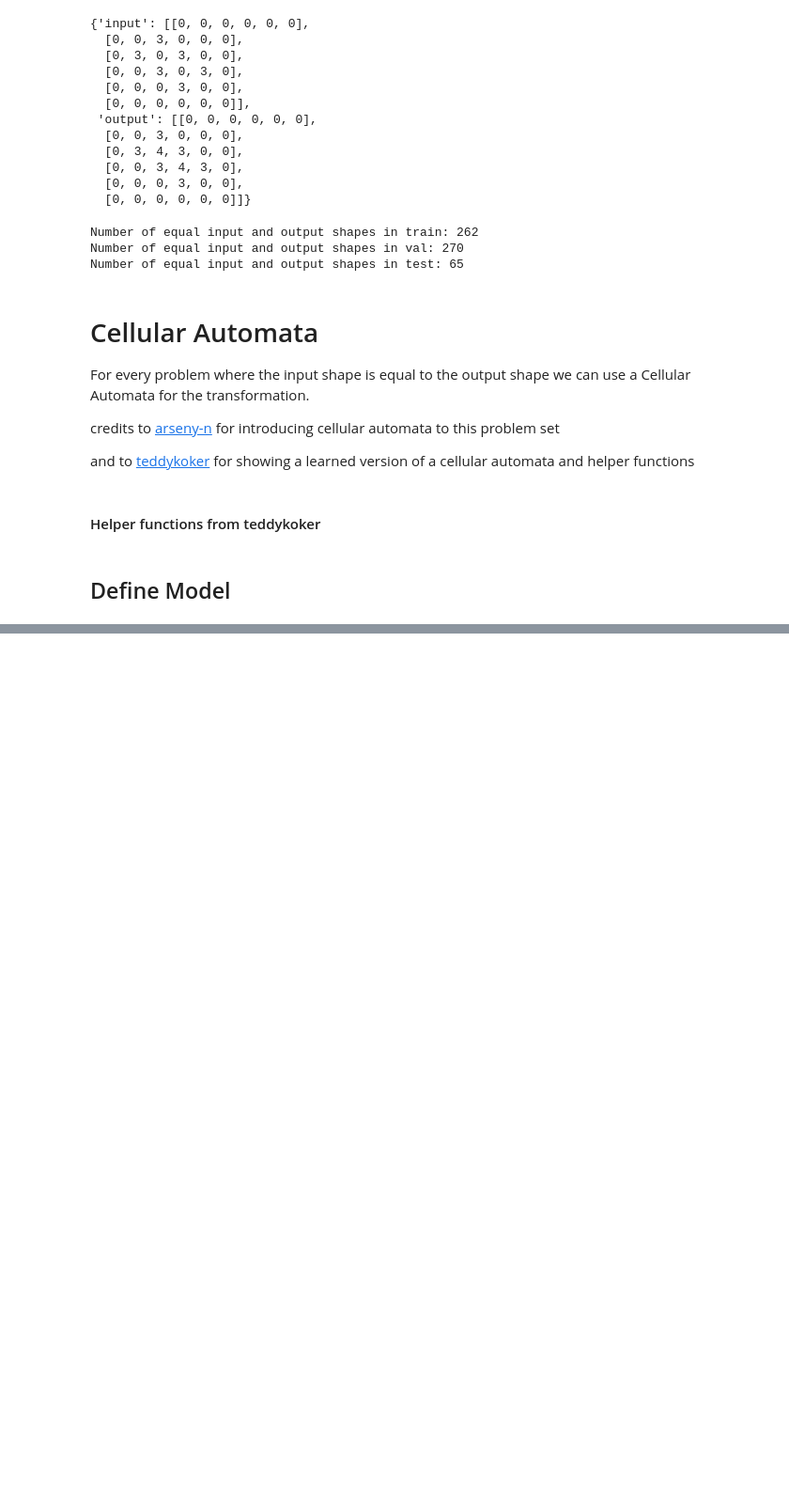
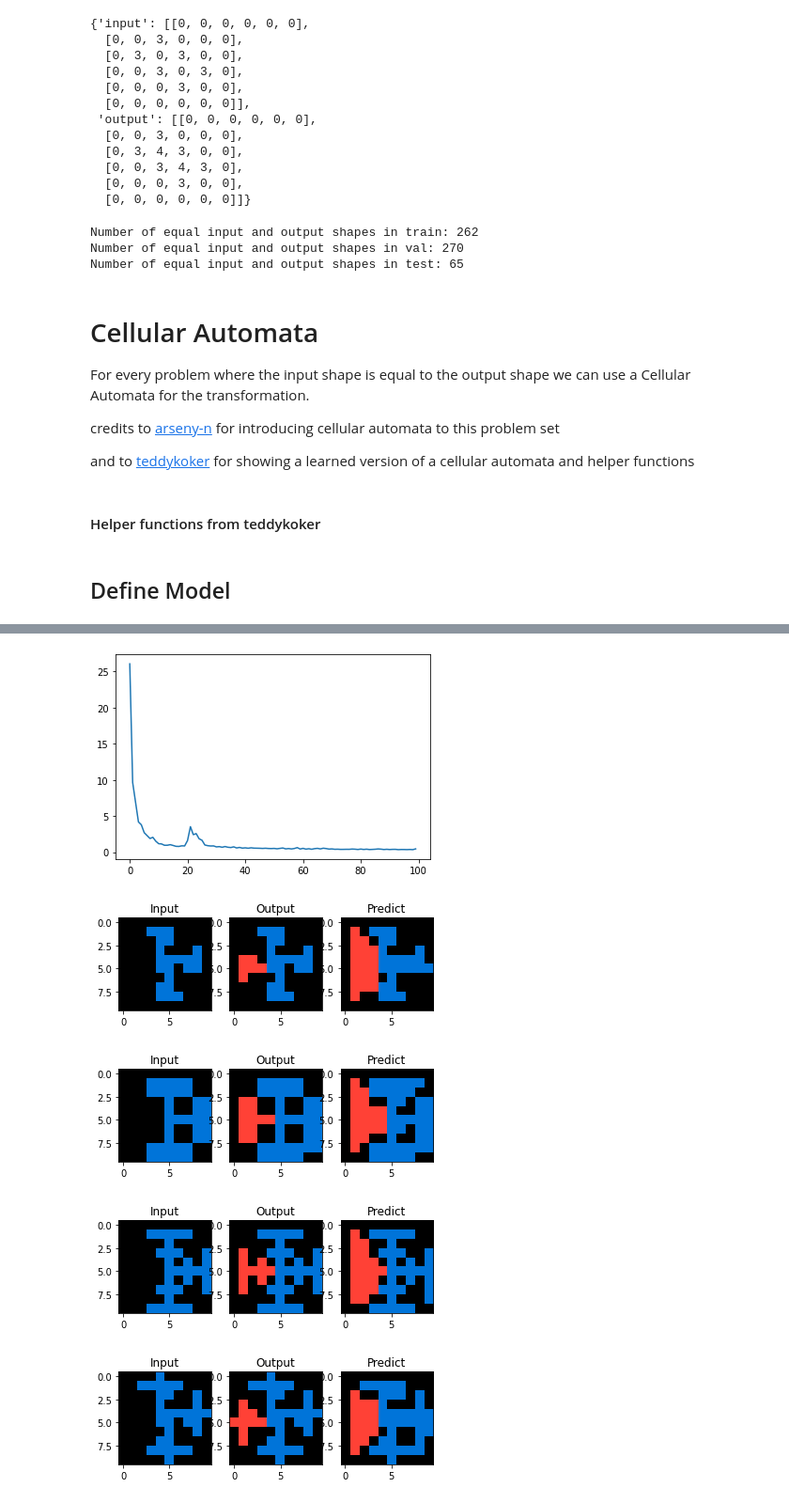
Before and after one commit to tnfru/abstraction_and_reasoning, a Jupyter notebook: ARC.ipynb, the cells around one changed output, grey strips where cells are left out. Shown: that part at 94% size. Cells and saved outputs as stored; diff of their text form; code cells hidden in the pictures; blank space fills up the shorter version.

```diff
--- a/ARC.ipynb
+++ b/ARC.ipynb
@@ -320,0 +315,8 @@ True
+# %%
+train_and_plot(train_tasks[26], max_steps=2)
+# %% [output]
+[figure, added]
+[figure, added]
+[figure, added]
+[figure, added]
+[figure, added]
```
Also changed, not shown: parts of 10 cells of this notebook.
